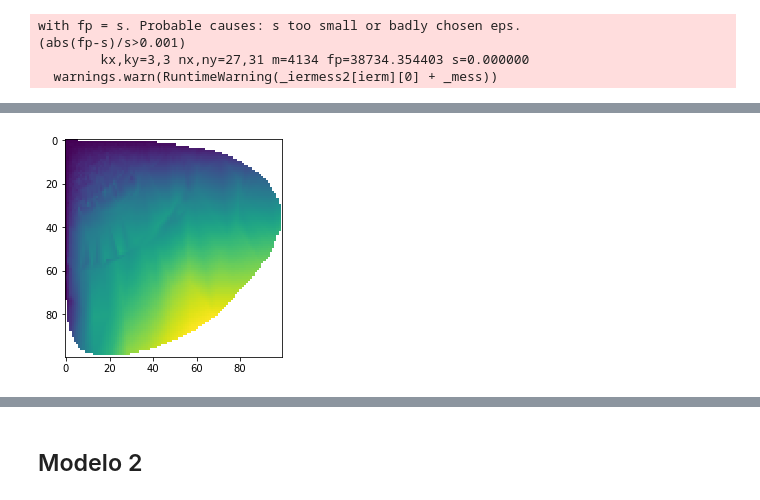
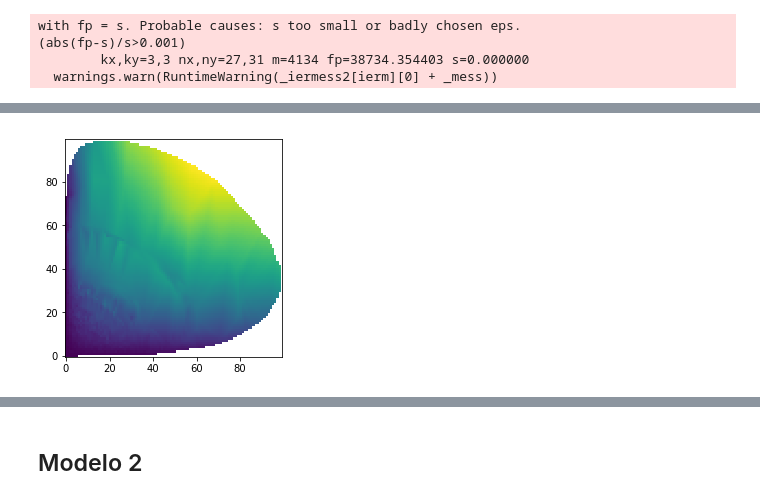
Before and after one commit to dsanmartin/INF384-HW, a Jupyter notebook: Predator_Prey/model.ipynb, the cells around one changed output, grey strips where cells are left out. Cells and saved outputs as stored; diff of their text form; code cells hidden in the pictures.

```diff
--- a/Predator_Prey/model.ipynb
+++ b/Predator_Prey/model.ipynb
@@ -238,5 +240,5 @@ np.save('data.npy', Z)
 # %%
-#Z = np.load('data.npy')
+Z = np.load('data/data.npy')
 # %%
 plotZ(Z)
 # %% [output]
@@ -330,10 +294,10 @@ from scipy.interpolate import griddata
 grid_x, grid_y = np.mgrid[np.min(Z[:,0]):np.max(Z[:,0]):100j, np.min(Z[:,1]):np.max(Z[:,1]):100j]
 grid_z0 = griddata(Z[:,0:2], Z[:, 2], (grid_x, grid_y), method='linear')
 # %%
-plt.imshow(grid_z0)
+plt.imshow(grid_z0, origin='lower')
 plt.show()
 # %% [output]
-[figure, old version]
+[figure, new version]
 # %%
 from scipy.interpolate import LinearNDInterpolator, NearestNDInterpolator, SmoothBivariateSpline
 LI = LinearNDInterpolator(Z[:,0:2], Z[:, 2])
```
Also changed, not shown: parts of 16 cells of this notebook, 2 other files.
